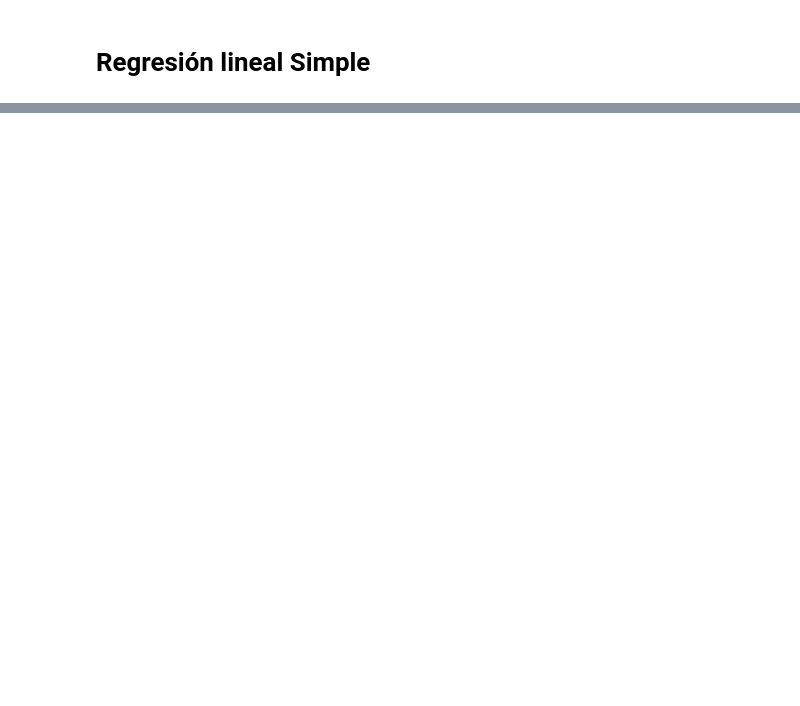
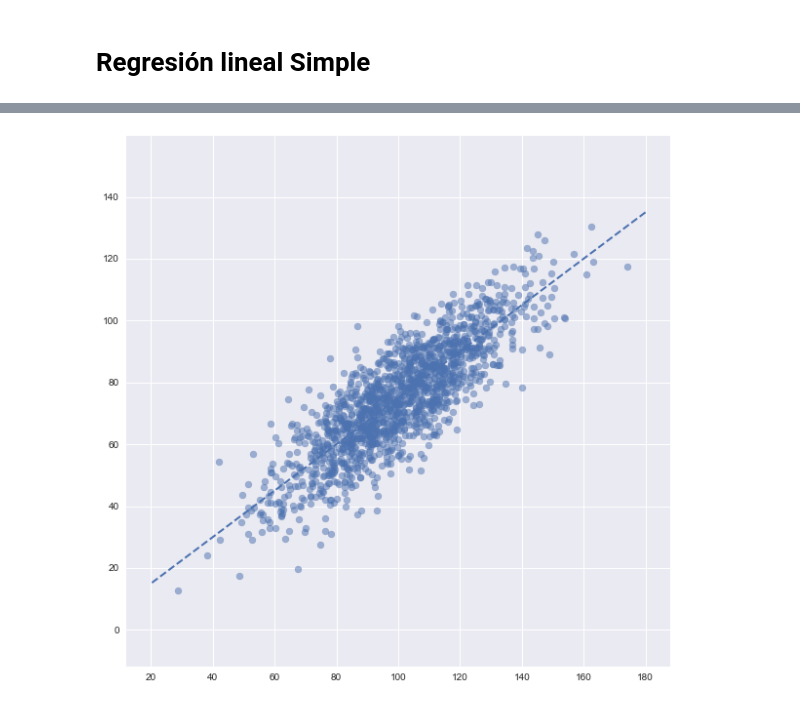
Before and after one commit to Yagwar/stats_interact, a Jupyter notebook: correlaciones.ipynb, the cells around one changed output, grey strips where cells are left out. Cells and saved outputs as stored; diff of their text form; code cells hidden in the pictures; blank space fills up the shorter version.

```diff
--- a/correlaciones.ipynb
+++ b/correlaciones.ipynb
@@ -110,3 +145,17 @@ VBox(children=(Output(), HBox(children=(HBox(children=(VBox(children=(IntSlider(
 #                                    transparencia=(0.0, 1.0, .01),
 #                                    desv_error=(0.0,1.5,.01))
 # interact_randscatter
+# %%
+x_med=100
+x_desv=20
+x_n=1500
+pendiente=.75
+intercepto=0
+dispers=0.5
+transparencia=0.5
+origen=False
+
+x_rand=np.random.normal(x_med,x_desv,x_n)
+reg_error=np.random.normal(0,x_desv*dispers,x_n)
+y_pred=(x_rand*pendiente)+intercepto+reg_error
+correl=ss.pearsonr(x_rand,y_pred)
@@ -112,0 +164,16 @@ VBox(children=(Output(), HBox(children=(HBox(children=(VBox(children=(IntSlider(
+# %%
+x_line = np.linspace(x_med+4*x_desv,
+                     x_med-4*x_desv,
+                     100)
+y_line=(x_line*pendiente)+intercepto
+# %%
+plt.figure(figsize=(10,10))
+if origen:
+    plt.axvline(x=0, linestyle="--", color="k", alpha=.5)#, linewidth=2.5
+    plt.axhline(y=0, linestyle="--", color="k", alpha=.5)#, linewidth=2.5
+plt.scatter(x_rand, y_pred, alpha=transparencia)
+plt.plot(x_line, y_line,'--', linewidth=2)
+plt.axes().set_aspect('equal', 'datalim')#plt.set_aspect('equal')
+plt.show()
+# %% [output]
+[figure, added]
```
Also changed, not shown: parts of 3 cells of this notebook, 1 other file.
